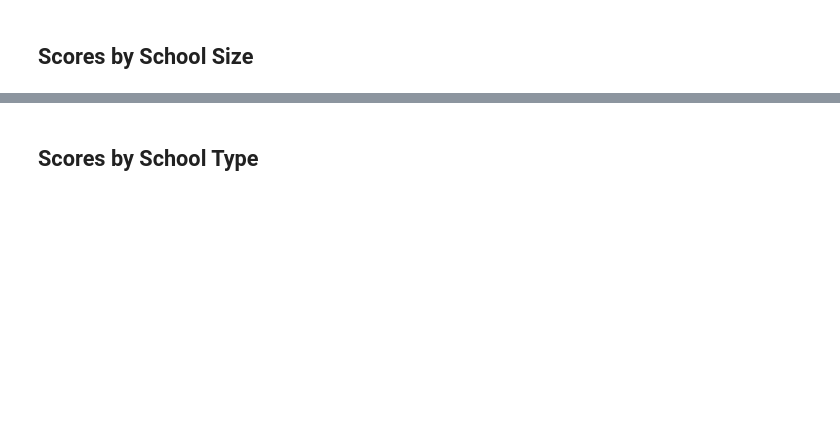
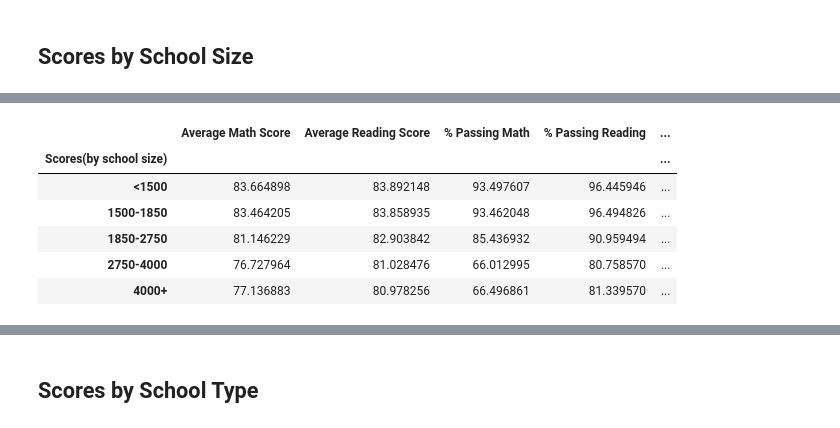
Before and after one commit to noahshlesinger/School_District_Analysis, a Jupyter notebook: PyCitySchools_Challenge_starter_code.ipynb, the cells around one changed output, grey strips where cells are left out. Saved outputs shown, nothing was run; the diff lists cells and outputs as text; code cells hidden in the pictures; blank space fills up the shorter version.

Commit message:
adding scores by school size

```diff
--- a/PyCitySchools_Challenge_starter_code.ipynb
+++ b/PyCitySchools_Challenge_starter_code.ipynb
@@ -427,14 +427,14 @@ print(school_by_reading_score_df)
 # maths_df.groupby(pd.cut(maths_df, spending_bins)).count()
 # %%
 # Establish the spending bins and group names.
-spending_bins = [0,490,505,515,545]
-group_names = ["<$490", "$490-505","$505-515", "$515-545"]
+spending_bins_scores = [0,490,505,515,545]
+group_names_scores = ["<$490", "$490-505","$505-515", "$515-545"]
 
 
 score_dependent_spending = ((per_school_capita*per_school_math)/100 + (per_school_capita*per_school_reading)/100)/2
 
 # Categorize spending based on the bins.
-per_school_summary_df["Spending Ranges (by scores)"] = pd.cut(score_dependent_spending, spending_bins, labels=group_names)
+per_school_summary_df["Spending Ranges (by scores)"] = pd.cut(score_dependent_spending, spending_bins_scores, labels=group_names_scores)
 
 per_school_summary_df
 # %% [output]
@@ -494,0 +492,9 @@ spending_by_scores_summary_df
+# %%
+# Establish the bins.
+spending_bins_size = [0,1500,1850,2750,4000,5000]
+group_names_size = ["<1500","1500-1850","1850-2750","2750-4000","4000+"]
+
+# Categorize spending based on the bins.
+per_school_summary_df["Scores(by school size)"] = pd.cut(per_school_counts, spending_bins_size, labels=group_names_size)
+
+per_school_summary_df
@@ -494,0 +518,19 @@ spending_by_scores_summary_df
+# %%
+# Calculate averages for the desired columns.
+school_size_math_scores = per_school_summary_df.groupby(["Scores(by school size)"]).mean()["Average Math Score"]
+school_size_reading_scores = per_school_summary_df.groupby(["Scores(by school size)"]).mean()["Average Reading Score"]
+school_size_passing_math = per_school_summary_df.groupby(["Scores(by school size)"]).mean()["% Passing Math"]
+school_size_passing_reading = per_school_summary_df.groupby(["Scores(by school size)"]).mean()["% Passing Reading"]
+school_size_overall_passing = per_school_summary_df.groupby(["Scores(by school size)"]).mean()["% Overall Passing"]
+# %%
+# Assemble into DataFrame.
+scores_by_school_size_summary_df = pd.DataFrame({"Average Math Score": school_size_math_scores, "Average Reading Score": school_size_reading_scores, "% Passing Math": school_size_passing_math, "% Passing Reading": school_size_passing_reading, "% Overall Passing": school_size_overall_passing})
+scores_by_school_size_summary_df
+# %% [output]
+|  | Average Math Score | Average Reading Score | % Passing Math | % Passing Reading | ... |
+| Scores(by school size) |  |  |  |  | ... |
+| <1500 | 83.664898 | 83.892148 | 93.497607 | 96.445946 | ... |
+| 1500-1850 | 83.464205 | 83.858935 | 93.462048 | 96.494826 | ... |
+| 1850-2750 | 81.146229 | 82.903842 | 85.436932 | 90.959494 | ... |
+| 2750-4000 | 76.727964 | 81.028476 | 66.012995 | 80.758570 | ... |
+| 4000+ | 77.136883 | 80.978256 | 66.496861 | 81.339570 | ... |
```
Also changed, not shown: parts of 7 cells of this notebook.
